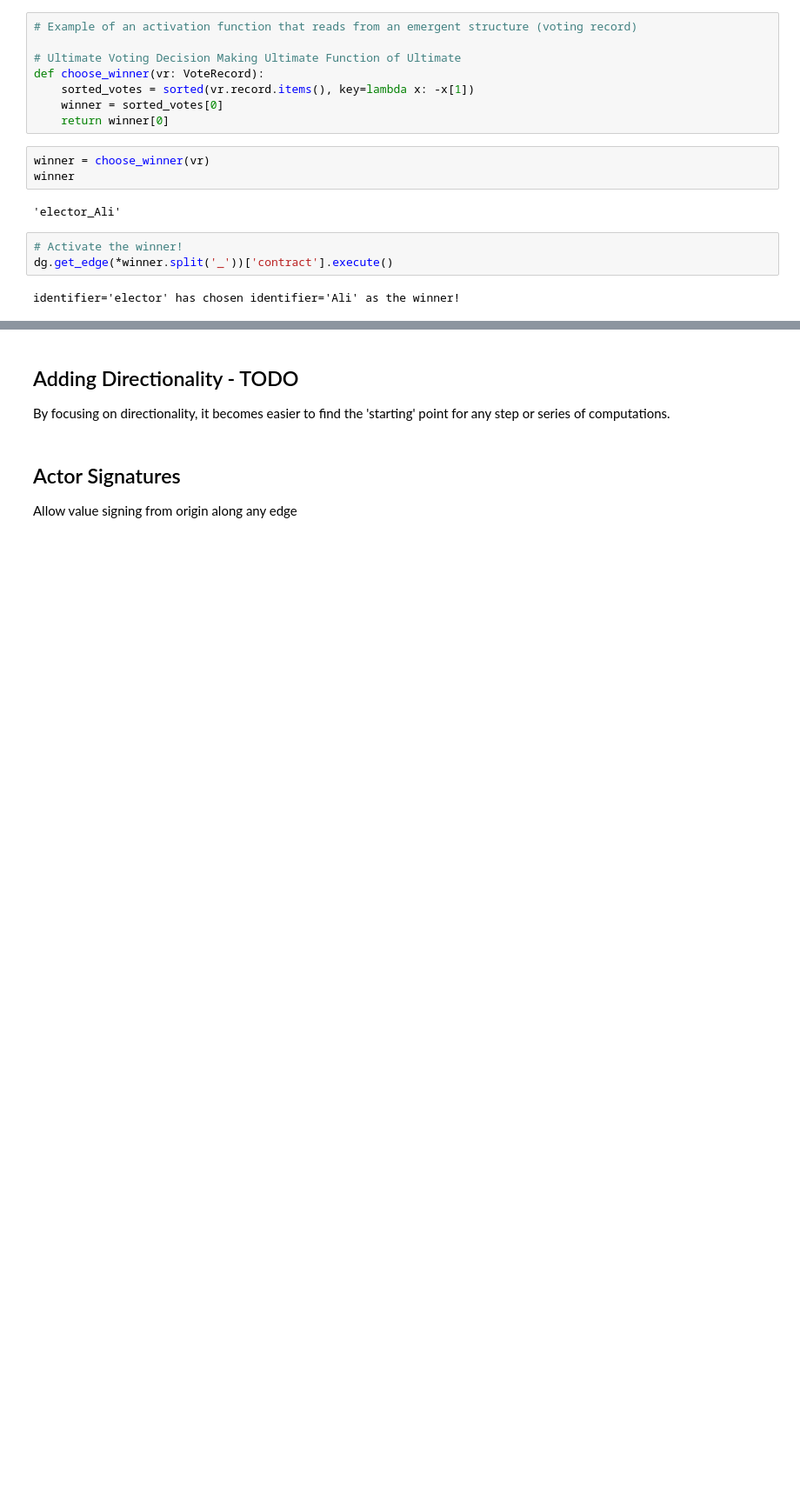
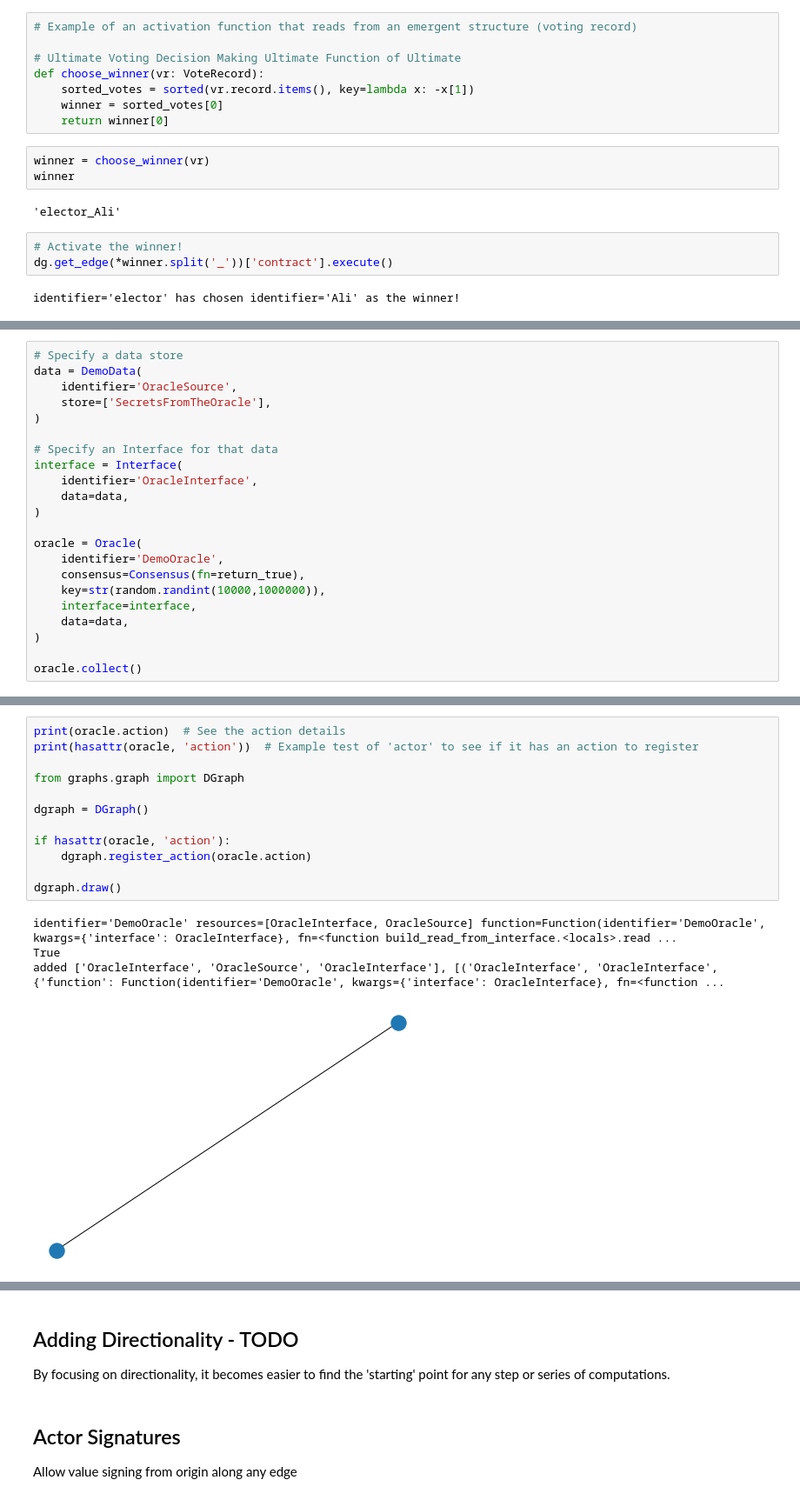
Before and after one commit to newnativeabq/graphdao, a Jupyter notebook: DaoGraphPOC.ipynb, the cells around one changed output, grey strips where cells are left out. Shown at 87% size. Drawn from its saved outputs; the diff is of its cells as text; blank space fills up the shorter version.

```diff
--- a/DaoGraphPOC.ipynb
+++ b/DaoGraphPOC.ipynb
@@ -294,0 +548,22 @@ identifier='elector' has chosen identifier='Ali' as the winner!
+# %%
+# Specify a data store
+data = DemoData(
+    identifier='OracleSource',
+    store=['SecretsFromTheOracle'],
+)
+
+# Specify an Interface for that data
+interface = Interface(
+    identifier='OracleInterface',
+    data=data,
+)
+
+oracle = Oracle(
+    identifier='DemoOracle',
+    consensus=Consensus(fn=return_true),
+    key=str(random.randint(10000,1000000)),
+    interface=interface,
+    data=data,
+)
+
+oracle.collect()
@@ -294,0 +576,17 @@ identifier='elector' has chosen identifier='Ali' as the winner!
+# %%
+print(oracle.action)  # See the action details
+print(hasattr(oracle, 'action'))  # Example test of 'actor' to see if it has an action to register
+
+from graphs.graph import DGraph
+
+dgraph = DGraph()
+
+if hasattr(oracle, 'action'):
+    dgraph.register_action(oracle.action)
+
+dgraph.draw()
+# %% [output]
+identifier='DemoOracle' resources=[OracleInterface, OracleSource] function=Function(identifier='DemoOracle', kwargs={'interface': OracleInterface}, fn=<function build_read_from_interface.<locals>.read ...
+True
+added ['OracleInterface', 'OracleSource', 'OracleInterface'], [('OracleInterface', 'OracleInterface', {'function': Function(identifier='DemoOracle', kwargs={'interface': OracleInterface}, fn=<function ...
+[figure, added]
```
Also changed, not shown: parts of 17 cells of this notebook, 8 other files.
